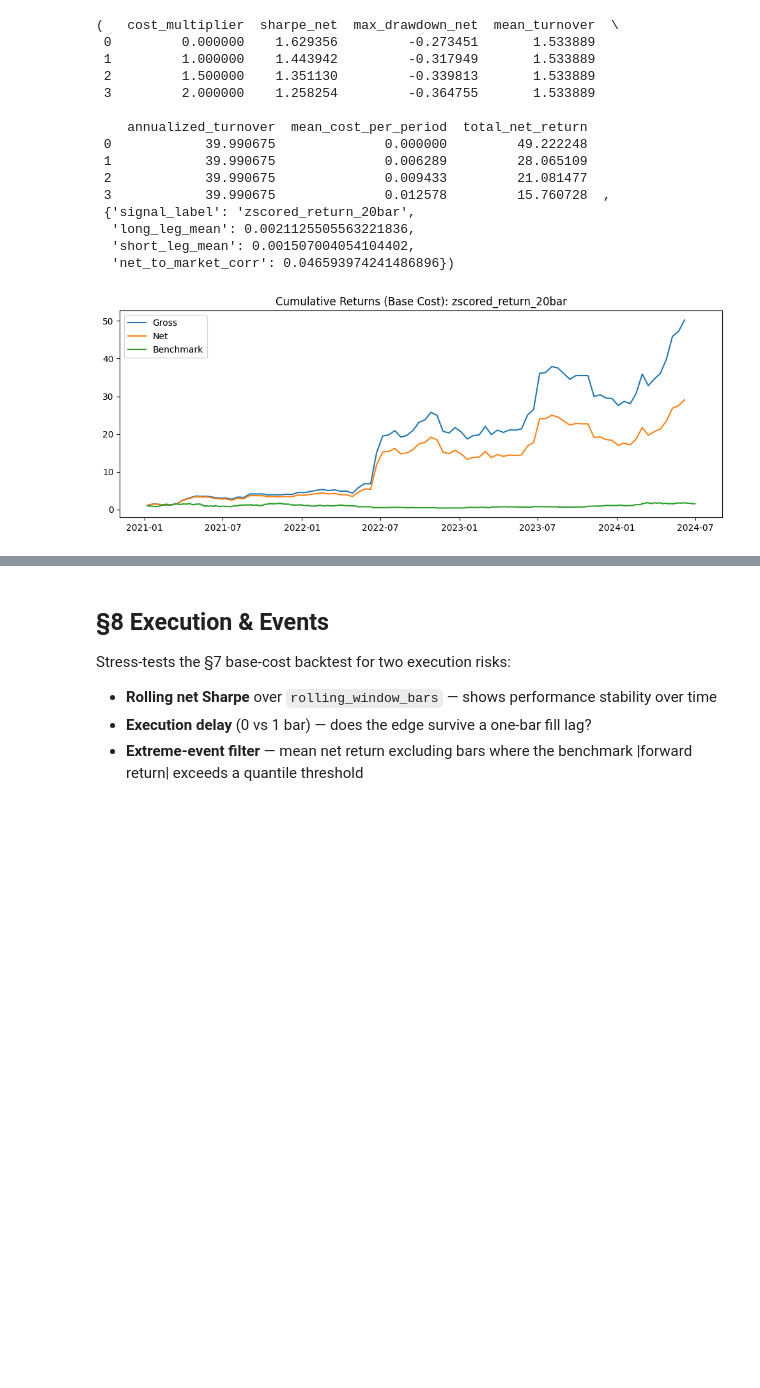
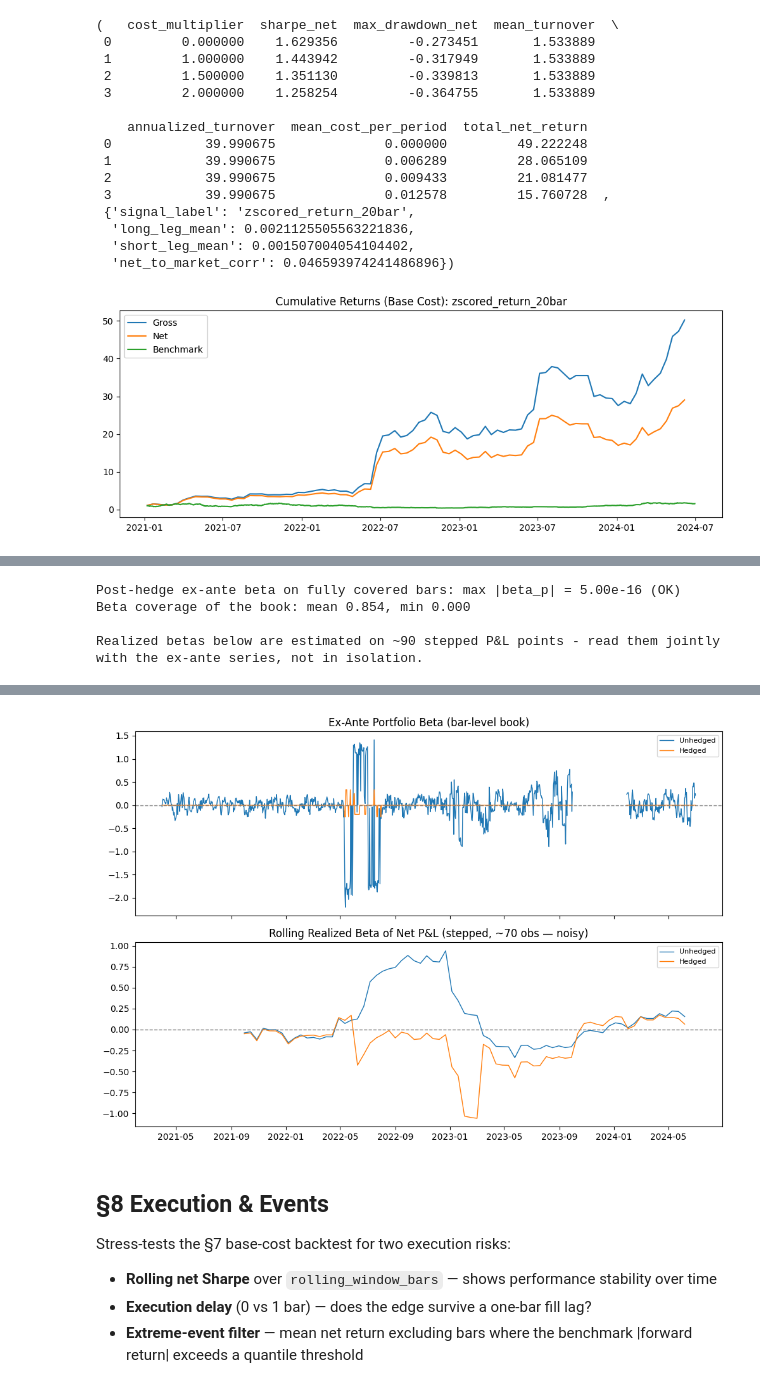
Before and after one commit to billybraith17/crypto-stat-arb, a Jupyter notebook: research/cs_momentum_research.ipynb, the cells around one changed output, grey strips where cells are left out. Drawn from its saved outputs; the diff is of its cells as text; code cells hidden in the pictures; blank space fills up the shorter version.

```diff
--- a/research/cs_momentum_research.ipynb
+++ b/research/cs_momentum_research.ipynb
@@ -389,9 +498,10 @@ zscored_return_60bar      |        40 |    -0.44 |    -1.17 | ~1
 # %%
 # ---- Select signal and holding period based on IC decay heatmap above -------
-feature_family = "vol_adjusted"  # baseline | core | relative | vol_adjusted
+feature_family = "vol_adjusted"  # baseline | core | relative | vol_adjusted | residual
 feature_horizon = 20
 relative_feature = "minus_xsec_mean"  # for feature_family="relative"
 vol_feature = "zscored_return"  # for feature_family="vol_adjusted"
+residual_feature = "residual_momentum_scaled"  # for feature_family="residual"
 apply_xsec_transform = True
 apply_rebalance_decimation_flag = True
 selected_holding_period = 14
@@ -408,6 +518,7 @@ raw_panel, signal_label = select_momentum_feature_panel(
     feature_horizon=feature_horizon,
     relative_feature=relative_feature,
     vol_feature=vol_feature,
+    residual_feature=residual_feature,
 )
 
 signal_fresh = build_selected_momentum_signal(
@@ -679,0 +912,74 @@ cost_table, {
+# %%
+# --- Ex-ante beta at bar level (~1,300 obs, vs ~70 stepped P&L points) -------
+qw_bar = build_quantile_weights(
+    signal_fresh,
+    top_quantile=settings["top_quantile"],
+    bottom_quantile=settings["bottom_quantile"],
+)
+hedged_bar = build_beta_hedged_weights(
+    qw_bar,
+    betas,
+    benchmark_symbol=settings["benchmark_symbol"],
+    max_hedge_weight=settings["max_hedge_weight"],
+)
+beta_unhedged = portfolio_beta_series(qw_bar, betas)
+beta_hedged = portfolio_beta_series(hedged_bar, betas)
+
+# Hard check: with full beta coverage and no hedge clipping, the hedge cancels
+# the measured beta identically.
+_full_cov = np.isclose(beta_hedged["beta_coverage"].fillna(0.0), 1.0)
+if settings["max_hedge_weight"] is None and _full_cov.any():
+    _worst = float(beta_hedged.loc[_full_cov, "portfolio_beta"].abs().max())
+    assert _worst < 1e-10, f"hedged ex-ante beta should be ~0, got {_worst:.2e}"
+    print(f"Post-hedge ex-ante beta on fully covered bars: max |beta_p| = {_worst:.2e} (OK)")
+print(
+    f"Beta coverage of the book: mean {float(beta_unhedged['beta_coverage'].mean()):.3f}, "
+    f"min {float(beta_unhedged['beta_coverage'].min()):.3f}"
+)
+
+# --- Realized (regime-conditional) betas on the stepped net P&L --------------
+realized_rows = []
+for key, bt_v in variant_books.items():
+    d = realized_beta_diagnostics(bt_v["net_returns"], benchmark_fwd_ret)
+    realized_rows.append(
+        {
+            "variant": key,
+            "n_obs": d["n_obs"],
+            "corr_full": d["corr_full"],
+            "beta_full": d["beta_full"],
+            "beta_up": d["beta_up"],
+            "beta_down": d["beta_down"],
+            "n_up": d["n_up"],
+            "n_down": d["n_down"],
+        }
+    )
+realized_table = pd.DataFrame(realized_rows).set_index("variant")
+print(
+    f"\nRealized betas below are estimated on ~{realized_table['n_obs'].iloc[0]} stepped "
+    "P&L points - read them jointly with the ex-ante series, not in isolation."
+)
+
+_diag_unhedged = realized_beta_diagnostics(base_bt["net_returns"], benchmark_fwd_ret)
+_diag_hedged = realized_beta_diagnostics(
+    variant_books[f"{signal_label} | hedged"]["net_returns"], benchmark_fwd_ret
+)
+
+fig, axes = plt.subplots(2, 1, figsize=(10, 7), sharex=True)
+axes[0].plot(beta_unhedged.index, beta_unhedged["portfolio_beta"], linewidth=1, label="Unhedged")
+axes[0].plot(beta_hedged.index, beta_hedged["portfolio_beta"], linewidth=1, label="Hedged")
+axes[0].axhline(0.0, linestyle="--", linewidth=1, color="gray")
+axes[0].set_title("Ex-Ante Portfolio Beta (bar-level book)")
+axes[0].legend(fontsize=8)
+axes[1].plot(_diag_unhedged["rolling_beta"].index, _diag_unhedged["rolling_beta"], linewidth=1, label="Unhedged")
+axes[1].plot(_diag_hedged["rolling_beta"].index, _diag_hedged["rolling_beta"], linewidth=1, label="Hedged")
+axes[1].axhline(0.0, linestyle="--", linewidth=1, color="gray")
+axes[1].set_title("Rolling Realized Beta of Net P&L (stepped, ~70 obs — noisy)")
+axes[1].legend(fontsize=8)
+plt.tight_layout()
+
+realized_table
+# %% [output]
+Post-hedge ex-ante beta on fully covered bars: max |beta_p| = 5.00e-16 (OK)
+Beta coverage of the book: mean 0.854, min 0.000
+
+Realized betas below are estimated on ~90 stepped P&L points - read them jointly with the ex-ante series, not in isolation.
@@ -680,3 +992,4 @@ cost_table, {
+[figure, added]
 # %% [markdown]
 ## §8 Execution & Events
 
```
Also changed, not shown: parts of 14 cells of this notebook, 10 other files.
